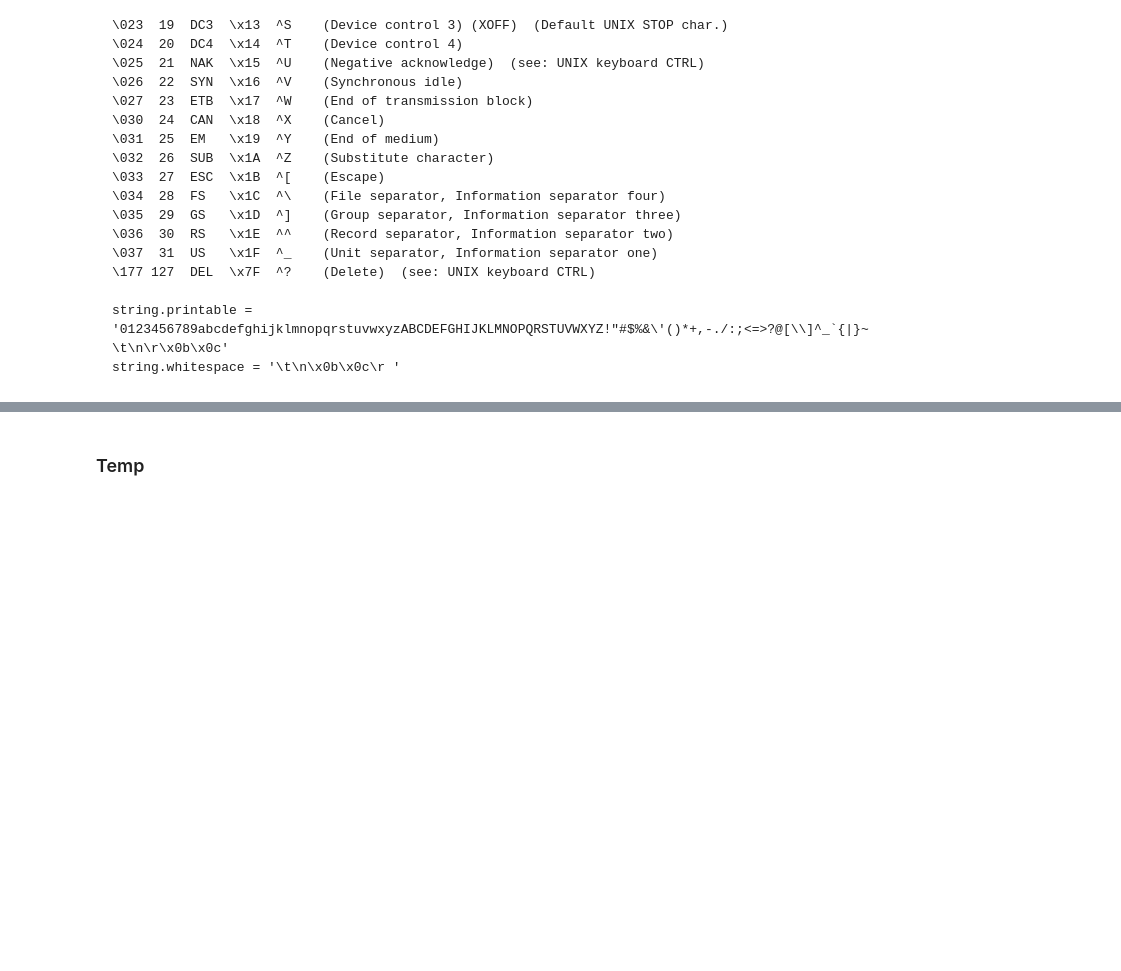
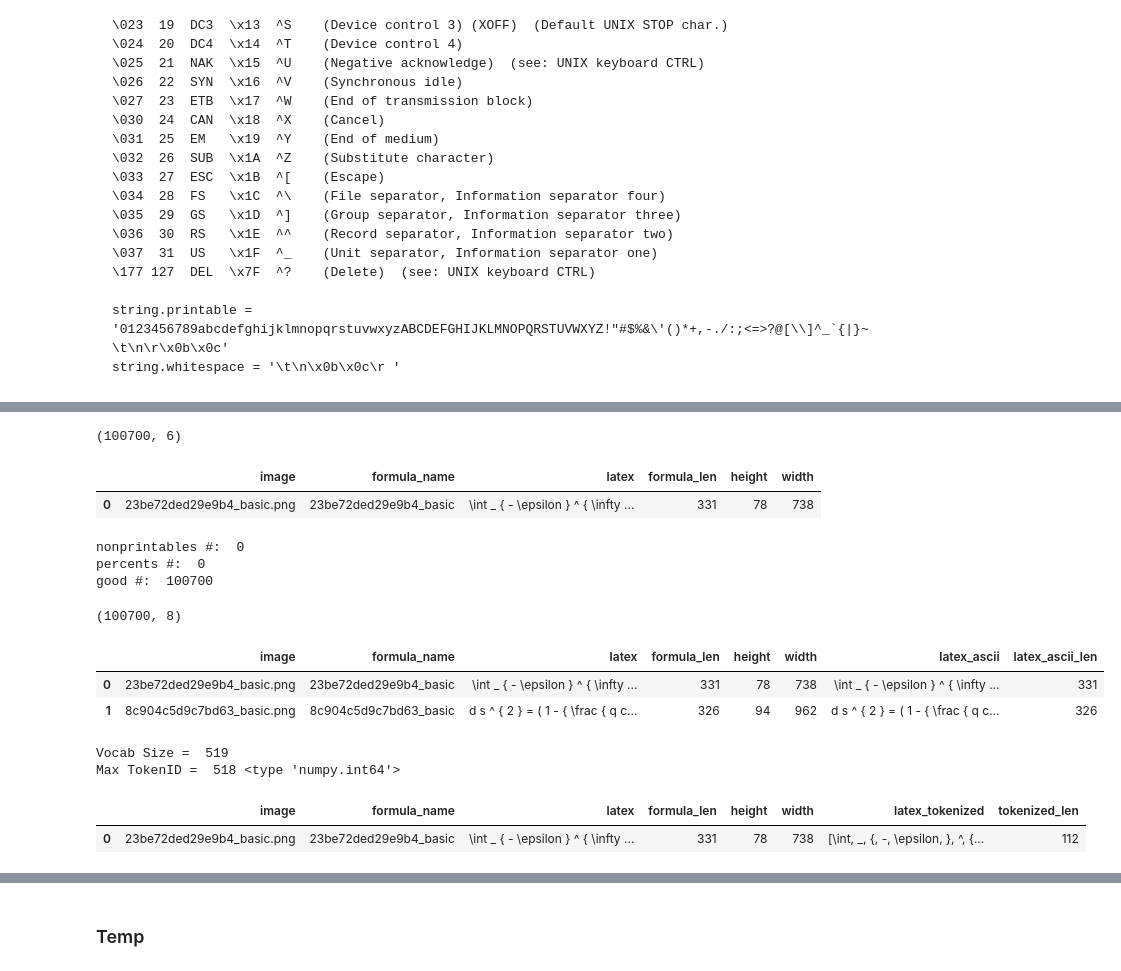
Before and after one commit to untrix/im2latex, a Jupyter notebook: src/preprocessing_step_2_tokenizer.ipynb, the cells around one changed output, grey strips where cells are left out. Drawn from its saved outputs; the diff is of its cells as text; code cells hidden in the pictures; blank space fills up the shorter version.

```diff
--- a/src/preprocessing_step_2_tokenizer.ipynb
+++ b/src/preprocessing_step_2_tokenizer.ipynb
@@ -316,0 +110,7 @@ df_word2id = get_word2id(df_tokenized, df_vocab, data_dir)
+# %%
+# df2_dataset_details = makeDatasetDetails(data_dir)
+df2_dataset_details = getDatasetDetails(data_dir)
+# %% [output]
+(100700, 6)
+|  | image | formula_name | latex | formula_len | height | width |
+| 0 | 23be72ded29e9b4_basic.png | 23be72ded29e9b4_basic | \int _ { - \epsilon } ^ { \infty ... | 331 | 78 | 738 |
@@ -316,0 +152,14 @@ df_word2id = get_word2id(df_tokenized, df_vocab, data_dir)
+# %%
+df3_clean = make_df_clean(data_dir, df2_dataset_details)
+display(df3_clean.shape)
+# %% [output]
+nonprintables #:  0
+percents #:  0
+good #:  100700
+(100700, 8)
+# %%
+df3_clean.iloc[:2]
+# %% [output]
+|  | image | formula_name | latex | formula_len | height | width | latex_ascii | latex_ascii_len |
+| 0 | 23be72ded29e9b4_basic.png | 23be72ded29e9b4_basic | \int _ { - \epsilon } ^ { \infty ... | 331 | 78 | 738 | \int _ { - \epsilon } ^ { \infty ... | 331 |
+| 1 | 8c904c5d9c7bd63_basic.png | 8c904c5d9c7bd63_basic | d s ^ { 2 } = ( 1 - { \frac { q c... | 326 | 94 | 962 | d s ^ { 2 } = ( 1 - { \frac { q c... | 326 |
@@ -316,0 +268,7 @@ df_word2id = get_word2id(df_tokenized, df_vocab, data_dir)
+# %%
+df_vocab, df_tokenized = make_vocabulary2(df2_dataset_details, data_dir)
+# %% [output]
+Vocab Size =  519
+Max TokenID =  518 <type 'numpy.int64'>
+|  | image | formula_name | latex | formula_len | height | width | latex_tokenized | tokenized_len |
+| 0 | 23be72ded29e9b4_basic.png | 23be72ded29e9b4_basic | \int _ { - \epsilon } ^ { \infty ... | 331 | 78 | 738 | [\int, _, {, -, \epsilon, }, ^, {... | 112 |
```
Also changed, not shown: parts of 54 cells of this notebook.
